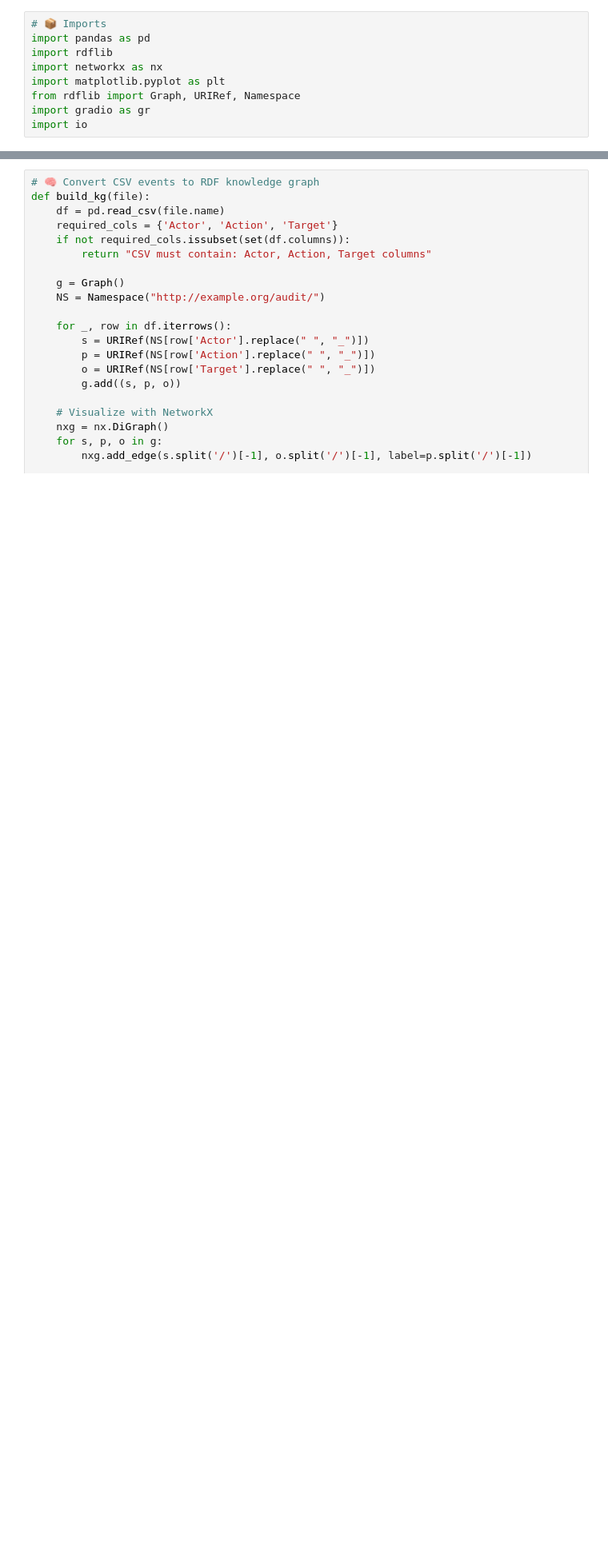
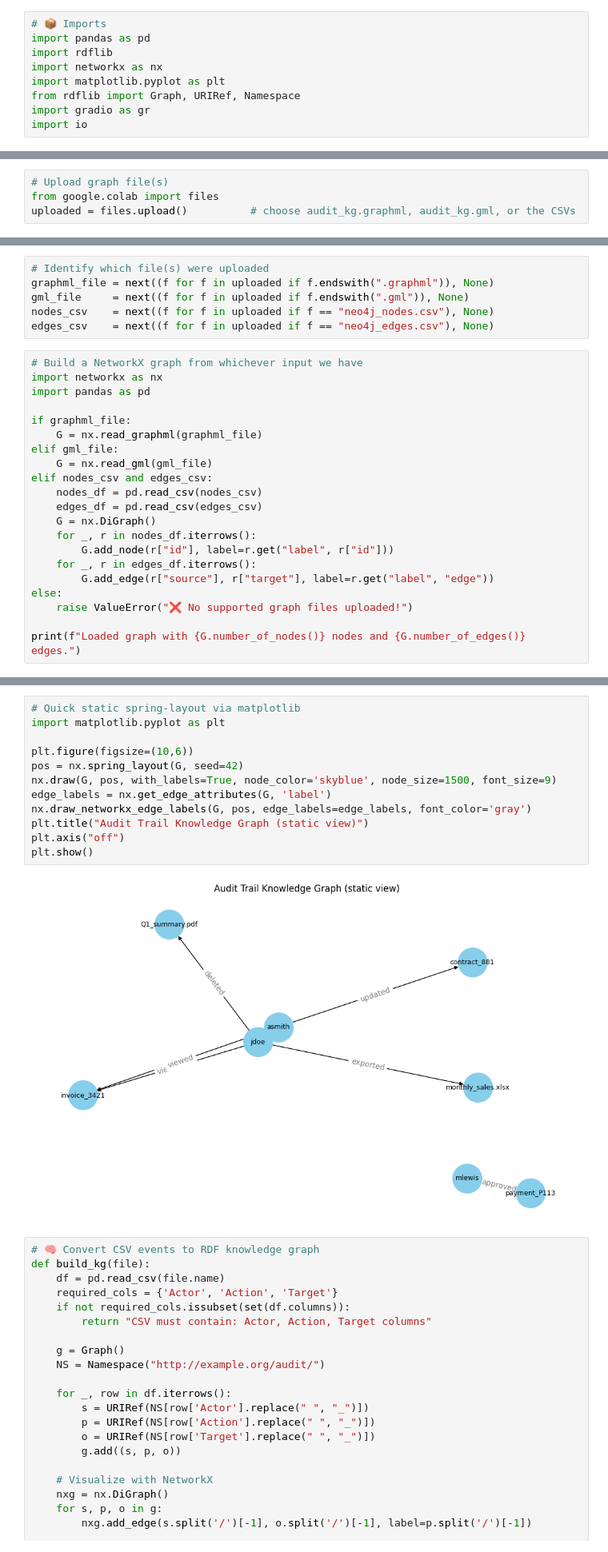
Before and after one commit to cwelbeck/GenAIProjects, a Jupyter notebook: KnowledgeGraph_AuditTrails.ipynb, the cells around one changed output, grey strips where cells are left out. Shown at 80% size. Drawn from its saved outputs; the diff is of its cells as text; blank space fills up the shorter version.

```diff
--- a/KnowledgeGraph_AuditTrails.ipynb
+++ b/KnowledgeGraph_AuditTrails.ipynb
@@ -18,0 +120,4 @@ import io
+# %%
+# Upload graph file(s)
+from google.colab import files
+uploaded = files.upload()          # choose audit_kg.graphml, audit_kg.gml, or the CSVs
@@ -18,0 +127,27 @@ import io
+# %%
+# Identify which file(s) were uploaded
+graphml_file = next((f for f in uploaded if f.endswith(".graphml")), None)
+gml_file     = next((f for f in uploaded if f.endswith(".gml")), None)
+nodes_csv    = next((f for f in uploaded if f == "neo4j_nodes.csv"), None)
+edges_csv    = next((f for f in uploaded if f == "neo4j_edges.csv"), None)
+# %%
+# Build a NetworkX graph from whichever input we have
+import networkx as nx
+import pandas as pd
+
+if graphml_file:
+    G = nx.read_graphml(graphml_file)
+elif gml_file:
+    G = nx.read_gml(gml_file)
+elif nodes_csv and edges_csv:
+    nodes_df = pd.read_csv(nodes_csv)
+    edges_df = pd.read_csv(edges_csv)
+    G = nx.DiGraph()
+    for _, r in nodes_df.iterrows():
+        G.add_node(r["id"], label=r.get("label", r["id"]))
+    for _, r in edges_df.iterrows():
+        G.add_edge(r["source"], r["target"], label=r.get("label", "edge"))
+else:
+    raise ValueError("❌ No supported graph files uploaded!")
+
+print(f"Loaded graph with {G.number_of_nodes()} nodes and {G.number_of_edges()} edges.")
@@ -19,3 +170,17 @@ import io
+# %%
+# Quick static spring-layout via matplotlib
+import matplotlib.pyplot as plt
+
+plt.figure(figsize=(10,6))
+pos = nx.spring_layout(G, seed=42)
+nx.draw(G, pos, with_labels=True, node_color='skyblue', node_size=1500, font_size=9)
+edge_labels = nx.get_edge_attributes(G, 'label')
+nx.draw_networkx_edge_labels(G, pos, edge_labels=edge_labels, font_color='gray')
+plt.title("Audit Trail Knowledge Graph (static view)")
+plt.axis("off")
+plt.show()
+# %% [output]
+[figure, added]
 # %%
 # 🧠 Convert CSV events to RDF knowledge graph
 def build_kg(file):
```
Also changed, not shown: parts of 8 cells of this notebook.
